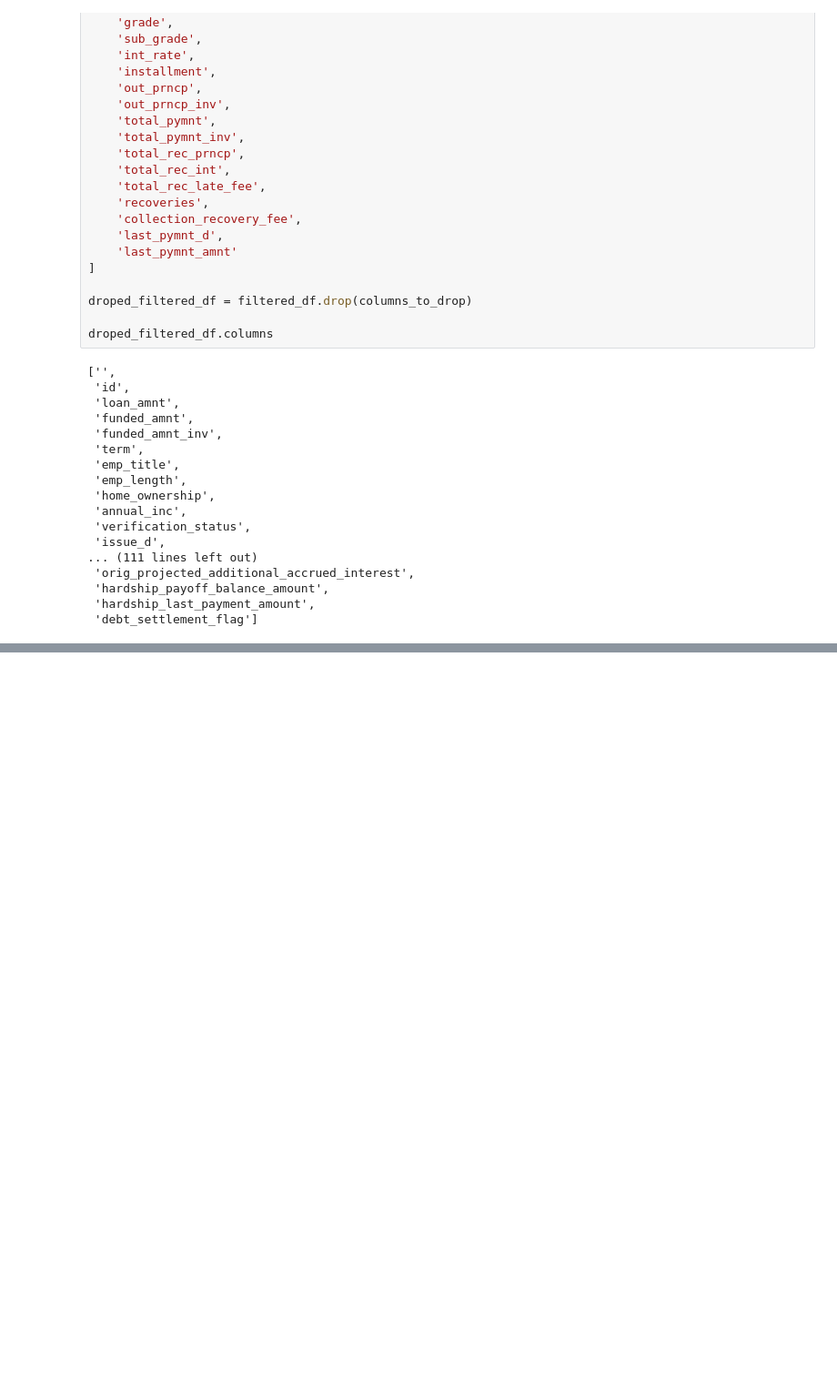
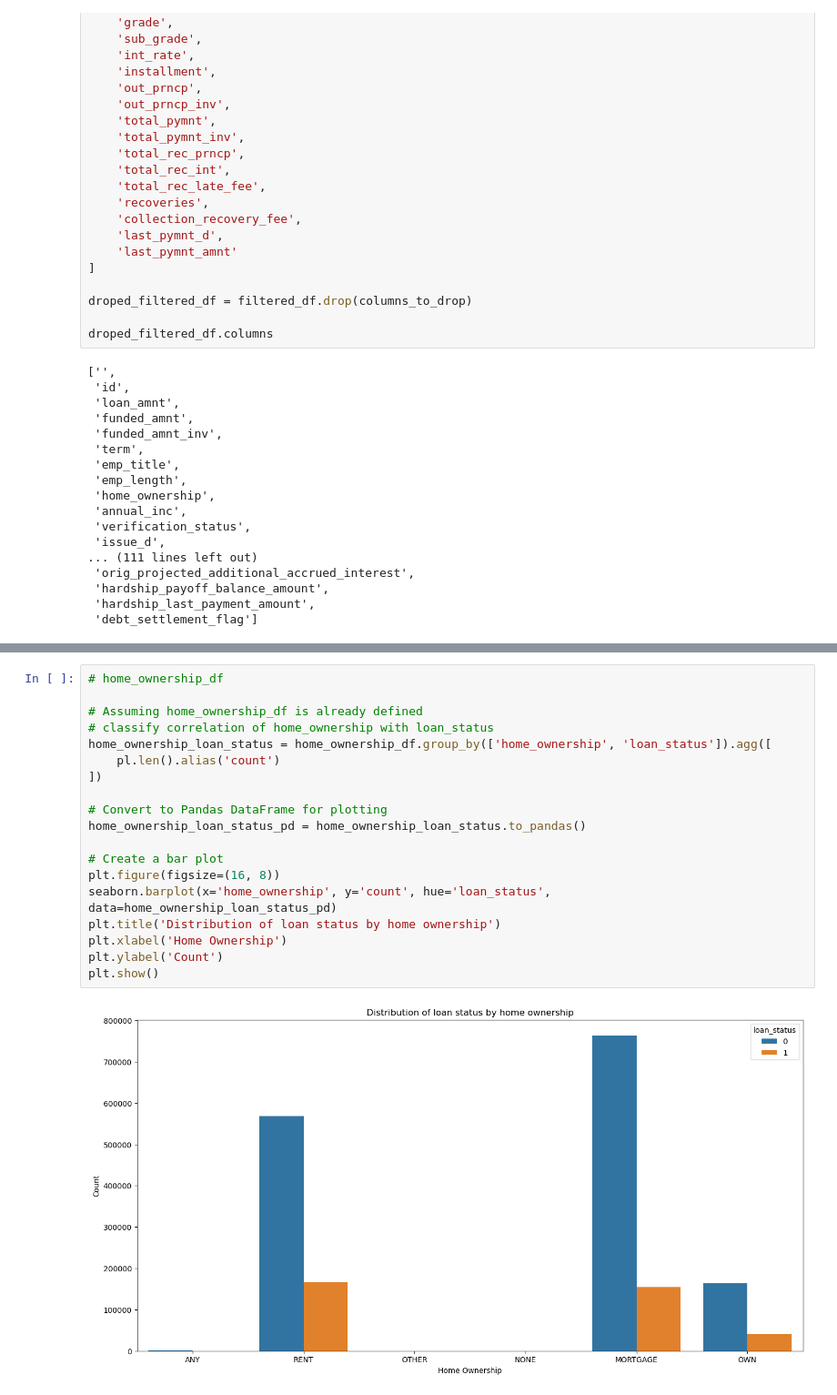
Before and after one commit to manolaz/kaggle-lending-hub-2024, a Jupyter notebook: trung-nva-lending-club-2007-20.ipynb, the cells around one changed output, grey strips where cells are left out. Shown: that part at 91% size. Saved outputs shown, nothing was run; the diff lists cells and outputs as text; blank space fills up the shorter version.

```diff
--- a/trung-nva-lending-club-2007-20.ipynb
+++ b/trung-nva-lending-club-2007-20.ipynb
@@ -356,0 +513,21 @@ shape: (1_568, 2)
+# %%
+# home_ownership_df
+
+# Assuming home_ownership_df is already defined
+# classify correlation of home_ownership with loan_status
+home_ownership_loan_status = home_ownership_df.group_by(['home_ownership', 'loan_status']).agg([
+    pl.len().alias('count')
+])
+
+# Convert to Pandas DataFrame for plotting
+home_ownership_loan_status_pd = home_ownership_loan_status.to_pandas()
+
+# Create a bar plot
+plt.figure(figsize=(16, 8))
+seaborn.barplot(x='home_ownership', y='count', hue='loan_status', data=home_ownership_loan_status_pd)
+plt.title('Distribution of loan status by home ownership')
+plt.xlabel('Home Ownership')
+plt.ylabel('Count')
+plt.show()
+# %% [output]
+[figure, added]
```
Also changed, not shown: parts of 19 cells of this notebook.
